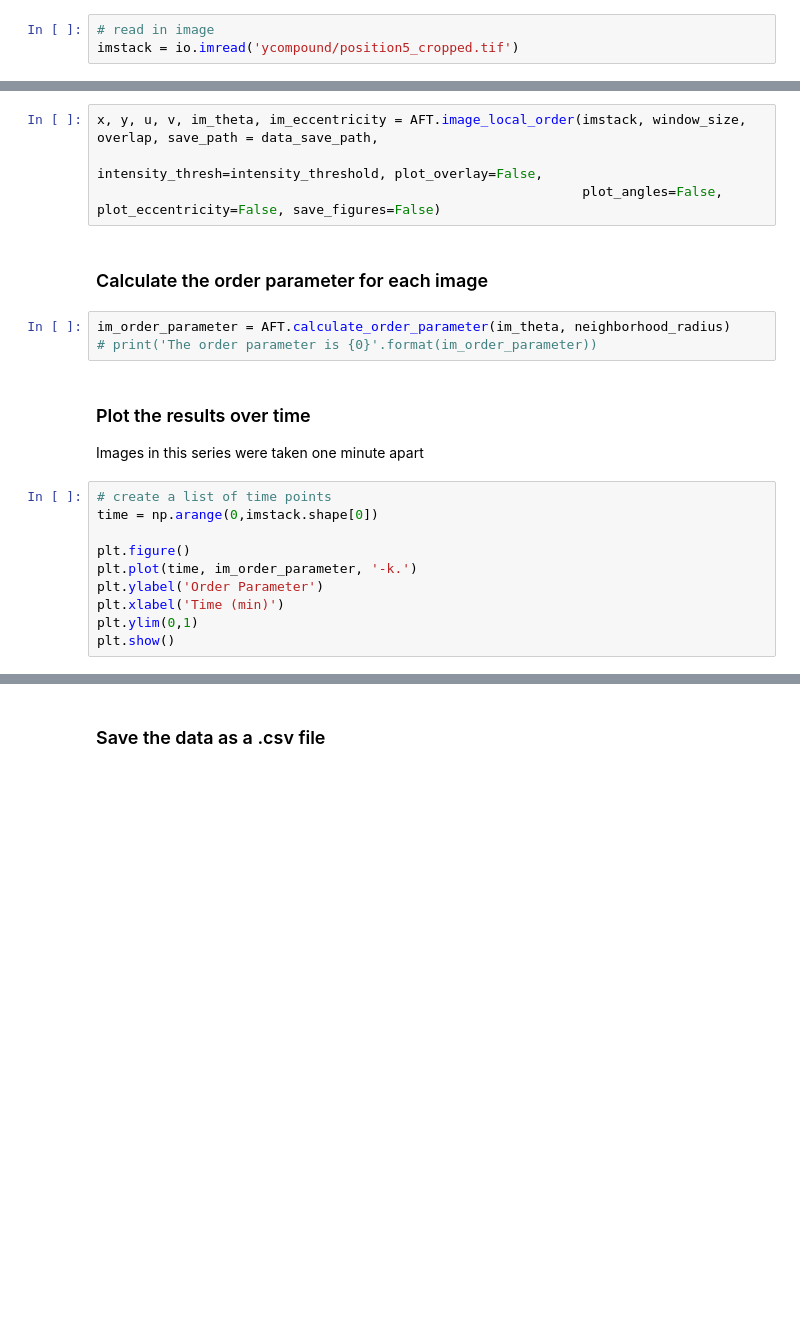
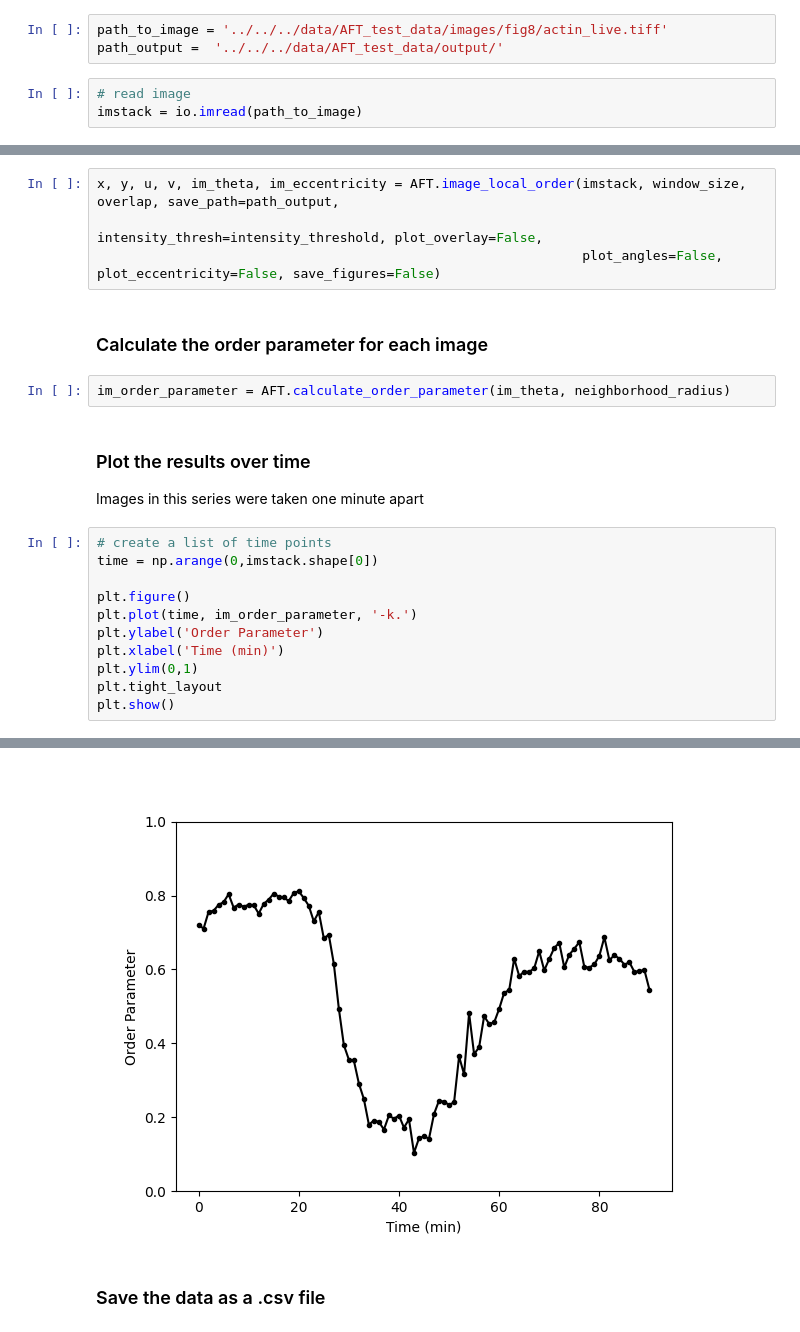
Before and after one commit to OakesLab/AFT-Alignment_by_Fourier_Transform, a Jupyter notebook: Python_implementation/AFT_ImageStack.ipynb, the cells around one changed output, grey strips where cells are left out. Drawn from its saved outputs; the diff is of its cells as text; blank space fills up the shorter version.

Commit message:
minor fixes to AFT_ImageStack notebook

```diff
--- a/Python_implementation/AFT_ImageStack.ipynb
+++ b/Python_implementation/AFT_ImageStack.ipynb
@@ -15,3 +20,6 @@ import matplotlib.pyplot as plt                   # For plotting
+# %%
+path_to_image = '../../../data/AFT_test_data/images/fig8/actin_live.tiff'
+path_output =  '../../../data/AFT_test_data/output/'
 # %%
-# read in image
-imstack = io.imread('ycompound/position5_cropped.tif')
+# read image
+imstack = io.imread(path_to_image)
@@ -35,12 +42,11 @@ data_save_path = ''
 # %%
-x, y, u, v, im_theta, im_eccentricity = AFT.image_local_order(imstack, window_size, overlap, save_path = data_save_path,
+x, y, u, v, im_theta, im_eccentricity = AFT.image_local_order(imstack, window_size, overlap, save_path=path_output,
                                                               intensity_thresh=intensity_threshold, plot_overlay=False,
                                                               plot_angles=False, plot_eccentricity=False, save_figures=False)
 # %% [markdown]
 ### Calculate the order parameter for each image
 # %%
 im_order_parameter = AFT.calculate_order_parameter(im_theta, neighborhood_radius)
-# print('The order parameter is {0}'.format(im_order_parameter))
 # %% [markdown]
 ### Plot the results over time
 
@@ -54,5 +60,6 @@ plt.plot(time, im_order_parameter, '-k.')
 plt.ylabel('Order Parameter')
 plt.xlabel('Time (min)')
 plt.ylim(0,1)
+plt.tight_layout
 plt.show()
 # %% [output]
@@ -61,3 +66,4 @@ plt.show()
+[figure, added]
 # %% [markdown]
 ### Save the data as a .csv file
 # %%
```
Also changed, not shown: parts of 7 cells of this notebook.
